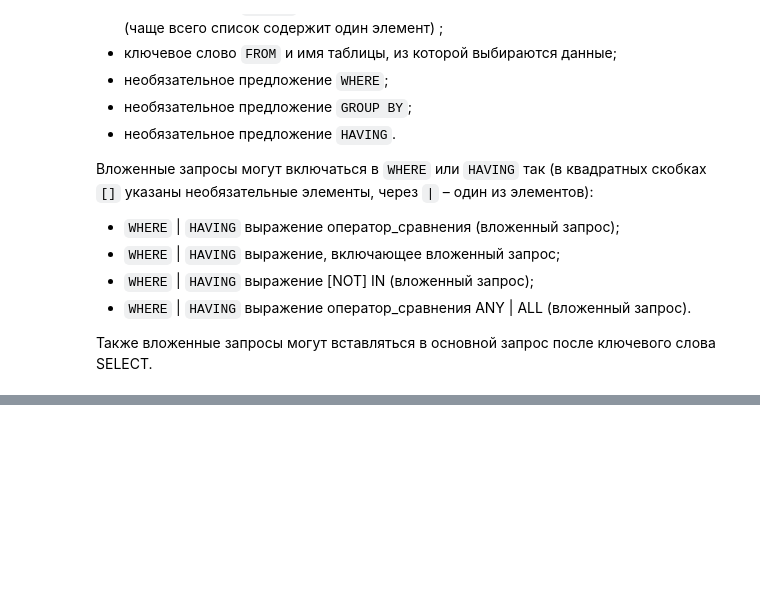
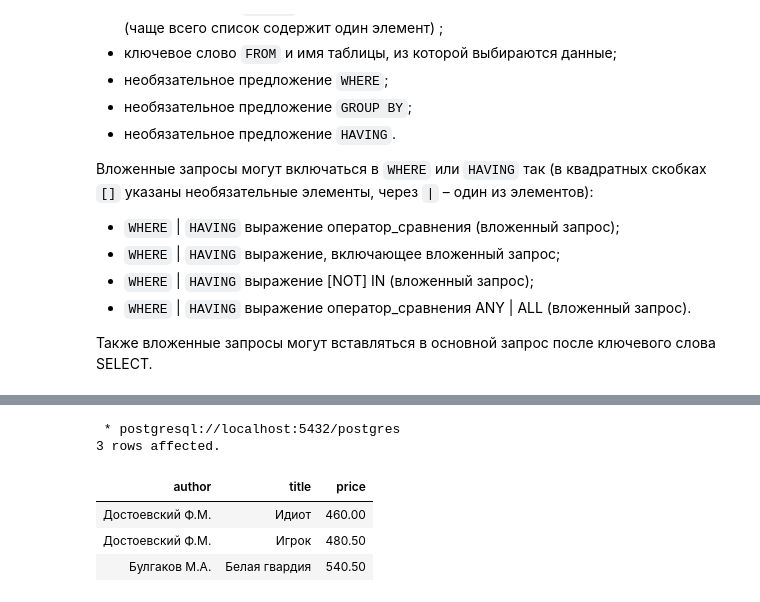
Before and after one commit to IsFilimonov/LearningPath, a Jupyter notebook: 2021/Stepik_Interactive-SQL-Simulator/Chapter_1a.ipynb, the cells around one changed output, grey strips where cells are left out. Cells and saved outputs as stored; diff of their text form; code cells hidden in the pictures; blank space fills up the shorter version.

```diff
--- a/2021/Stepik_Interactive-SQL-Simulator/Chapter_1.ipynb
+++ b/2021/Stepik_Interactive-SQL-Simulator/Chapter_1a.ipynb
@@ -1311,0 +1413,23 @@ SQL позволяет создавать вложенные запросы. В
+# %%
+%%sql
+SELECT
+    author,
+    title,
+    price
+FROM
+    stepik.book
+WHERE
+    ABS(price - (
+        SELECT
+            MIN(price)
+        FROM
+            stepik.book)) <= 150
+ORDER BY
+    price ASC;
+# %% [output]
+ * postgresql://localhost:5432/postgres
+3 rows affected.
+| author | title | price |
+| Достоевский Ф.М. | Идиот | 460.00 |
+| Достоевский Ф.М. | Игрок | 480.50 |
+| Булгаков М.А. | Белая гвардия | 540.50 |
```
Also changed, not shown: parts of 44 cells of this notebook, 2 other files.
